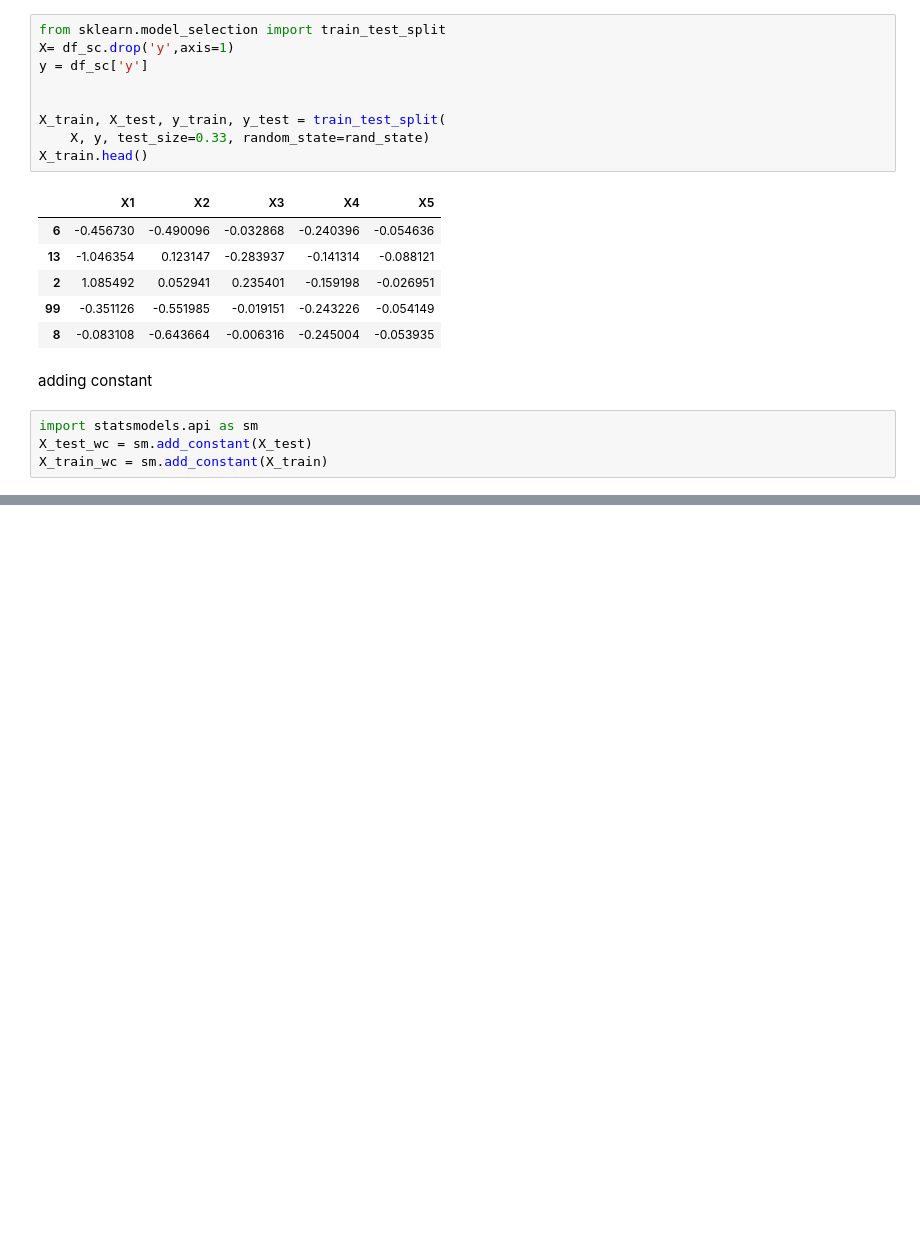
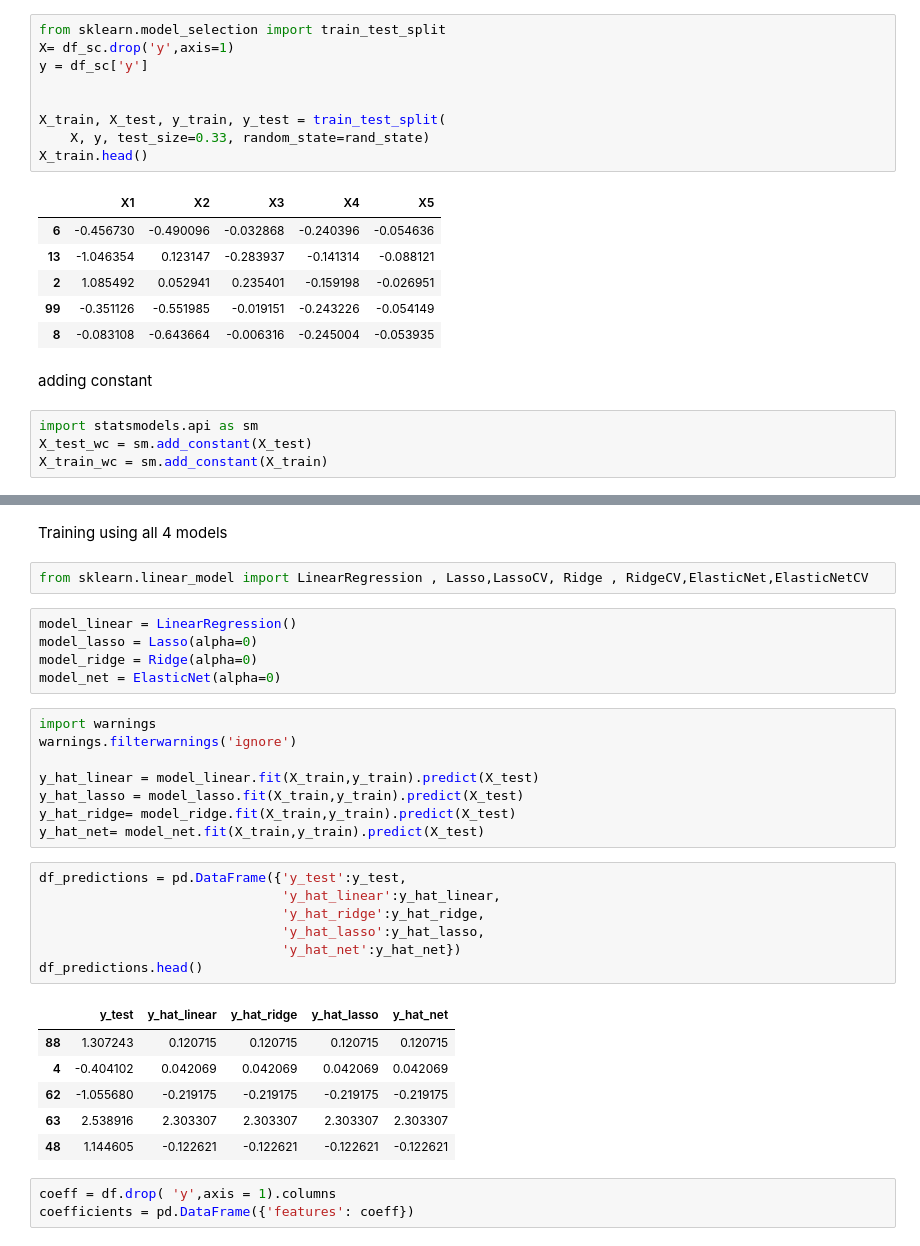
Before and after one commit to Aamil-Abdulla/my_notebook, a Jupyter notebook: regulariization_synthetic_data.ipynb, the cells around one changed output, grey strips where cells are left out. Drawn from its saved outputs; the diff is of its cells as text; blank space fills up the shorter version.

```diff
--- a/regulariization_synthetic_data.ipynb
+++ b/regulariization_synthetic_data.ipynb
@@ -95,3 +96,37 @@ Covariance Type:            nonrobust
 
 Notes:
 [1] Standard Errors assume that the covariance matrix of the errors is correctly specified.
+# %% [markdown]
+Training using all 4 models
+# %%
+from sklearn.linear_model import LinearRegression , Lasso,LassoCV, Ridge , RidgeCV,ElasticNet,ElasticNetCV
+# %%
+model_linear = LinearRegression()
+model_lasso = Lasso(alpha=0)
+model_ridge = Ridge(alpha=0)
+model_net = ElasticNet(alpha=0)
+# %%
+import warnings
+warnings.filterwarnings('ignore')
+
+y_hat_linear = model_linear.fit(X_train,y_train).predict(X_test)
+y_hat_lasso = model_lasso.fit(X_train,y_train).predict(X_test)
+y_hat_ridge= model_ridge.fit(X_train,y_train).predict(X_test)
+y_hat_net= model_net.fit(X_train,y_train).predict(X_test)
+# %%
+df_predictions = pd.DataFrame({'y_test':y_test,
+                               'y_hat_linear':y_hat_linear,
+                               'y_hat_ridge':y_hat_ridge,
+                               'y_hat_lasso':y_hat_lasso,
+                               'y_hat_net':y_hat_net})
+df_predictions.head()
+# %% [output]
+|  | y_test | y_hat_linear | y_hat_ridge | y_hat_lasso | y_hat_net |
+| 88 | 1.307243 | 0.120715 | 0.120715 | 0.120715 | 0.120715 |
+| 4 | -0.404102 | 0.042069 | 0.042069 | 0.042069 | 0.042069 |
+| 62 | -1.055680 | -0.219175 | -0.219175 | -0.219175 | -0.219175 |
+| 63 | 2.538916 | 2.303307 | 2.303307 | 2.303307 | 2.303307 |
+| 48 | 1.144605 | -0.122621 | -0.122621 | -0.122621 | -0.122621 |
+# %%
+coeff = df.drop( 'y',axis = 1).columns
+coefficients = pd.DataFrame({'features': coeff})
```
Also changed, not shown: parts of 3 cells of this notebook, 3 other files.
